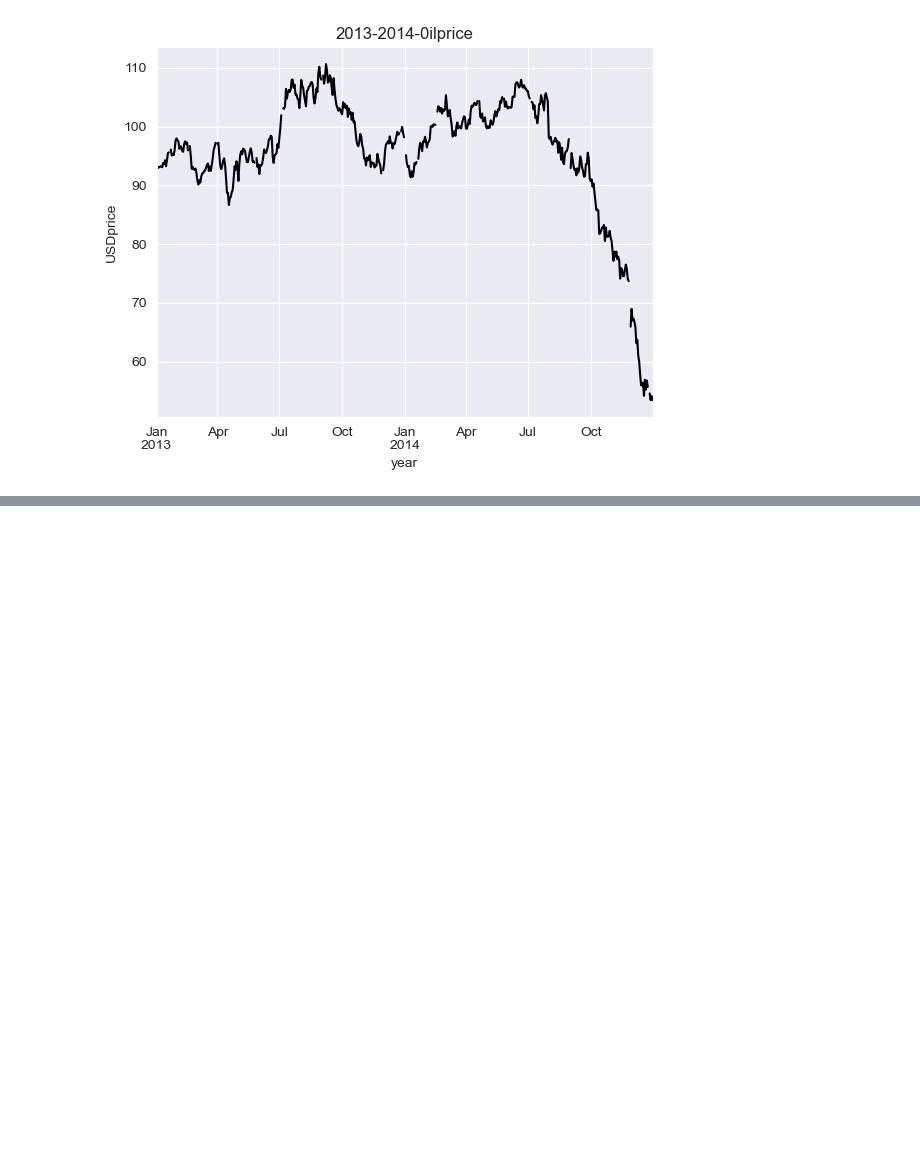
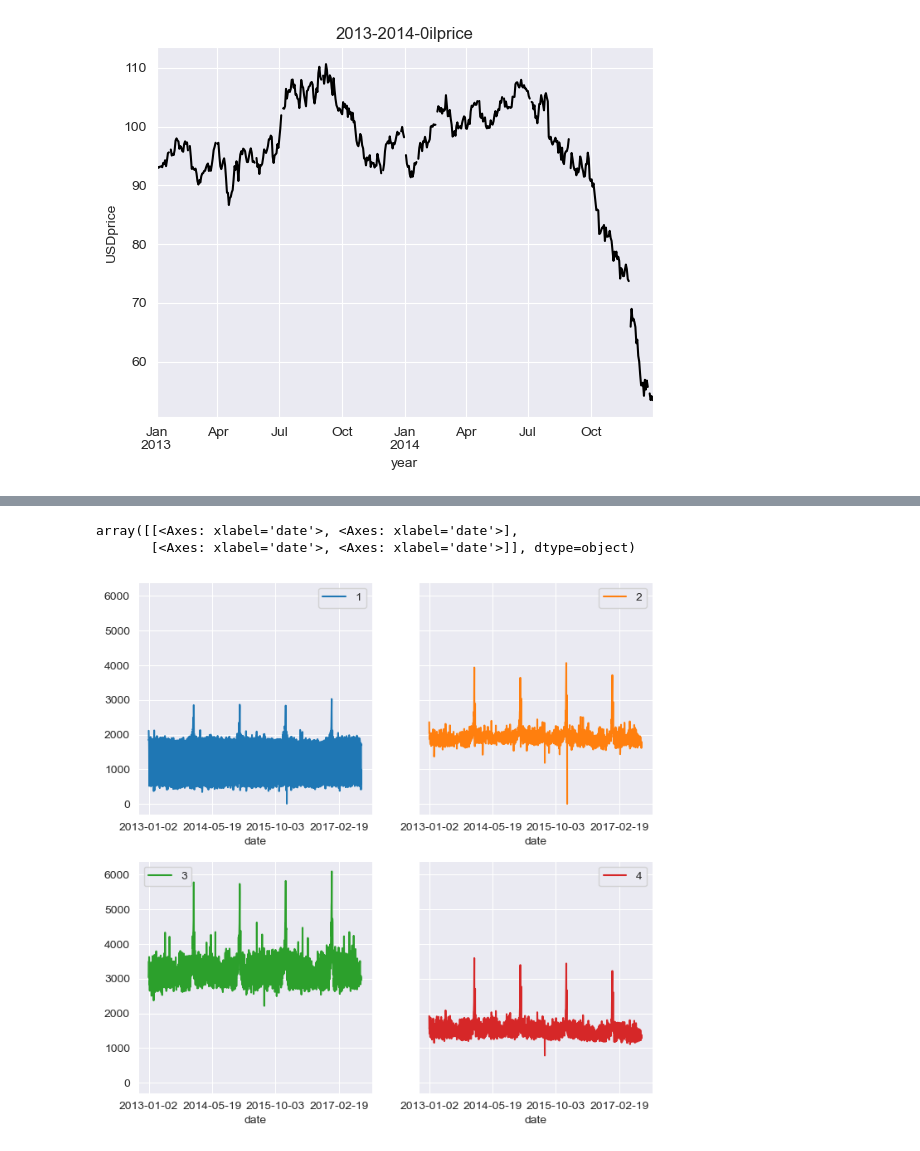
Before and after one commit to nandhini-data/Pandas, a Jupyter notebook: 4.Data Visualization/Data_visualization_tasks.ipynb, the cells around one changed output, grey strips where cells are left out. Drawn from its saved outputs; the diff is of its cells as text; code cells hidden in the pictures; blank space fills up the shorter version.

Commit message:
chart types and formatting added

```diff
--- a/4.Data Visualization/Data_visualization_tasks.ipynb
+++ b/4.Data Visualization/Data_visualization_tasks.ipynb
@@ -65,0 +74,2 @@ oil_df.set_index("date").loc["2013":"2014","price"].plot(title ="2013-2014-0ilpr
+# %%
+transaction_df =pd.read_csv("transactions.csv")
@@ -65,0 +92,6 @@ oil_df.set_index("date").loc["2013":"2014","price"].plot(title ="2013-2014-0ilpr
+# %%
+#filter the table to store 1,2,3,4
+store_1234 = (transaction_df.query("store_nbr in [1,2,3,4]").
+ pivot_table(index="date",columns="store_nbr",values='transactions'))
+
+store_1234
@@ -65,0 +113,6 @@ oil_df.set_index("date").loc["2013":"2014","price"].plot(title ="2013-2014-0ilpr
+# %%
+store_1234.plot(subplots =True,layout =(2,2),sharey=True,figsize=(8,8),sharex=False)
+# %% [output]
+array([[<Axes: xlabel='date'>, <Axes: xlabel='date'>],
+       [<Axes: xlabel='date'>, <Axes: xlabel='date'>]], dtype=object)
+[figure, added]
```
Also changed, not shown: parts of 17 cells of this notebook, 1 other file.
